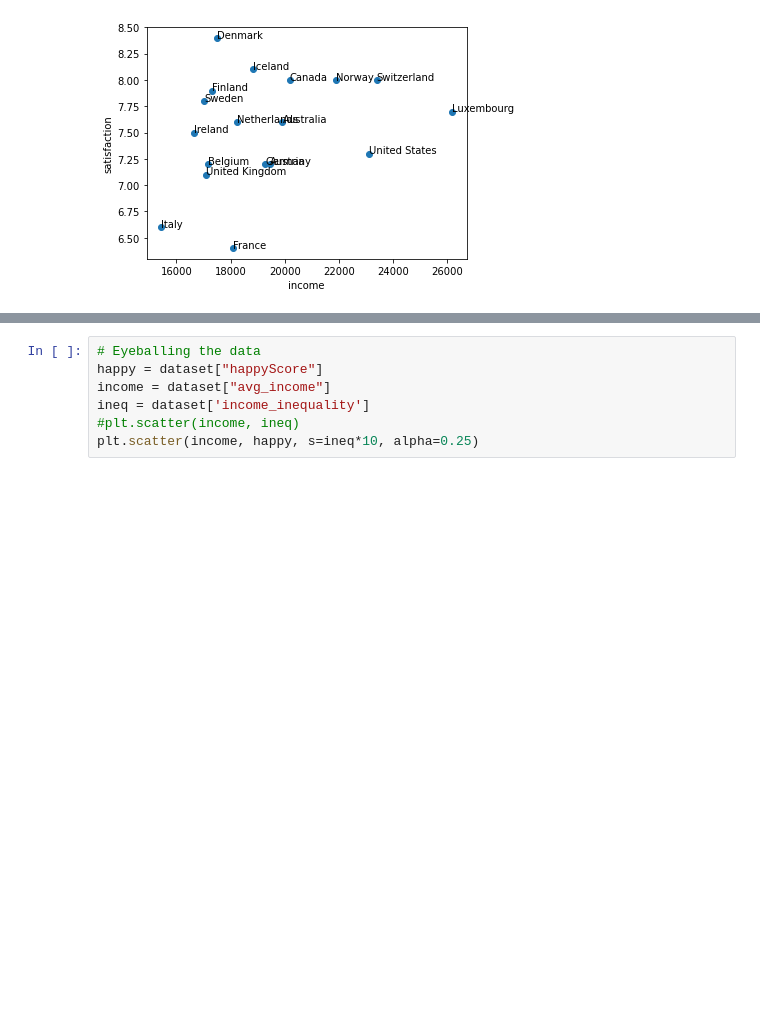
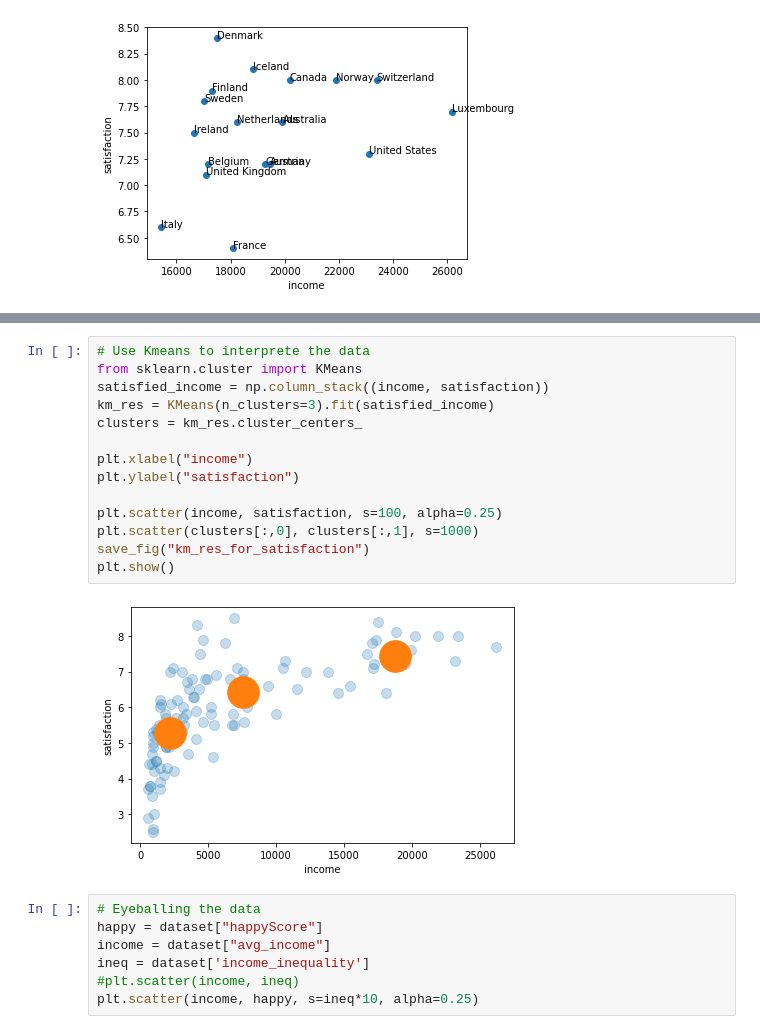
Before and after one commit to AiJared/Data-Science-1-Happy-Income-Score, a Jupyter notebook: Happy Income Score.ipynb, the cells around one changed output, grey strips where cells are left out. Cells and saved outputs as stored; diff of their text form; blank space fills up the shorter version.

Commit message:
Run KMeans algorithm to visualize average income and satisfaction

```diff
--- a/Happy Income Score.ipynb
+++ b/Happy Income Score.ipynb
@@ -136,3 +136,19 @@ plt.show()
+# %%
+# Use Kmeans to interprete the data
+from sklearn.cluster import KMeans
+satisfied_income = np.column_stack((income, satisfaction))
+km_res = KMeans(n_clusters=3).fit(satisfied_income)
+clusters = km_res.cluster_centers_
+
+plt.xlabel("income")
+plt.ylabel("satisfaction")
+
+plt.scatter(income, satisfaction, s=100, alpha=0.25)
+plt.scatter(clusters[:,0], clusters[:,1], s=1000)
+save_fig("km_res_for_satisfaction")
+plt.show()
+# %% [output]
+[figure, added]
 # %%
 # Eyeballing the data
 happy = dataset["happyScore"]
```
Also changed, not shown: parts of 4 cells of this notebook, 1 other file.
